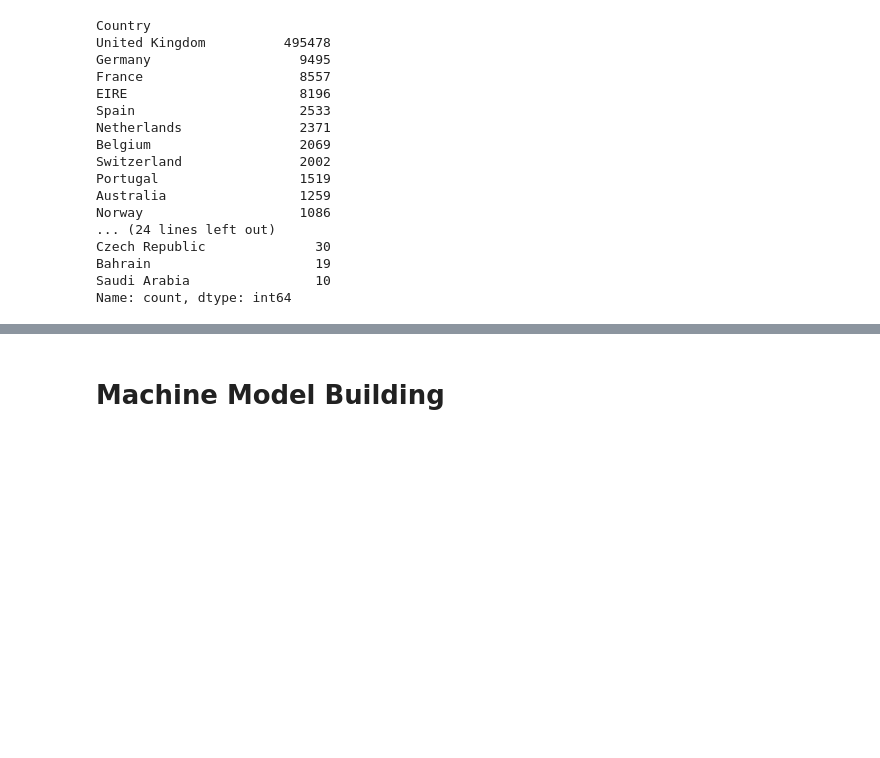
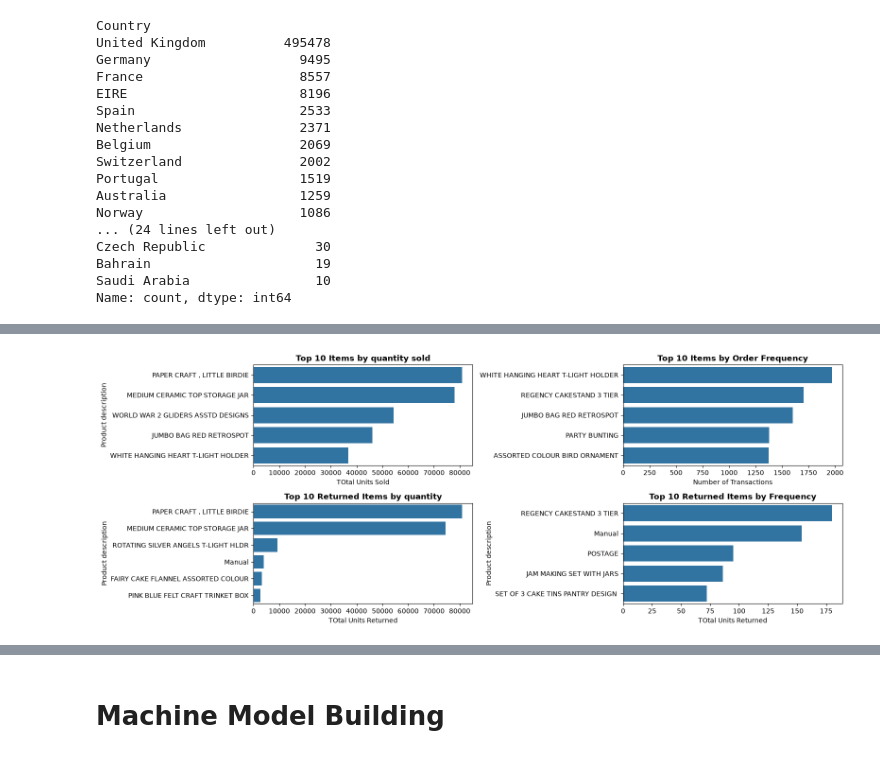
Before and after one commit to Qheerah/CustomerChurn, a Jupyter notebook: notebooks/Untitled.ipynb, the cells around one changed output, grey strips where cells are left out. Cells and saved outputs as stored; diff of their text form; code cells hidden in the pictures; blank space fills up the shorter version.

```diff
--- a/notebooks/Untitled.ipynb
+++ b/notebooks/Untitled.ipynb
@@ -93,0 +210,43 @@ df_clean['Quarters']= df_clean['InvoiceDate'].dt.to_period("Q")
+# %%
+fig, axes = plt.subplots(2,2, figsize=(16,6))
+ax1,ax2,ax3,ax4= axes.flatten()
+
+sns.barplot(data=most_bought_by_qty.head(10).reset_index(),
+            x="Quantity",
+            y='Description',
+            ax=ax1)
+ax1.set_title("Top 10 Items by quantity sold", fontsize=12, fontweight='bold')
+ax1.set_xlabel("TOtal Units Sold")
+ax1.set_ylabel('Product description')
+
+sns.barplot(
+    data=most_bought_by_freq.head(10).reset_index(),
+    x="InvoiceNo",
+    y="Description",
+    ax=ax2
+)
+ax2.set_title("Top 10 Items by Order Frequency", fontsize=12, fontweight='bold')
+ax2.set_xlabel("Number of Transactions")
+ax2.set_ylabel("")
+
+sns.barplot(data=most_returned_by_qty.head(10).reset_index(),
+            x="Quantity",
+            y='Description',
+            ax=ax3)
+ax3.set_title("Top 10 Returned Items by quantity", fontsize=12, fontweight='bold')
+ax3.set_xlabel("TOtal Units Returned")
+ax3.set_ylabel('Product description')
+
+sns.barplot(data=most_returned_by_freq.head(10).reset_index(),
+            x="InvoiceNo",
+            y='Description',
+            ax=ax4)
+ax4.set_title("Top 10 Returned Items by Frequency", fontsize=12, fontweight='bold')
+ax4.set_xlabel("TOtal Units Returned")
+ax4.set_ylabel('Product description')
+
+
+plt.tight_layout()
+plt.show()
+# %% [output]
+[figure, added]
```
Also changed, not shown: parts of 41 cells of this notebook.
